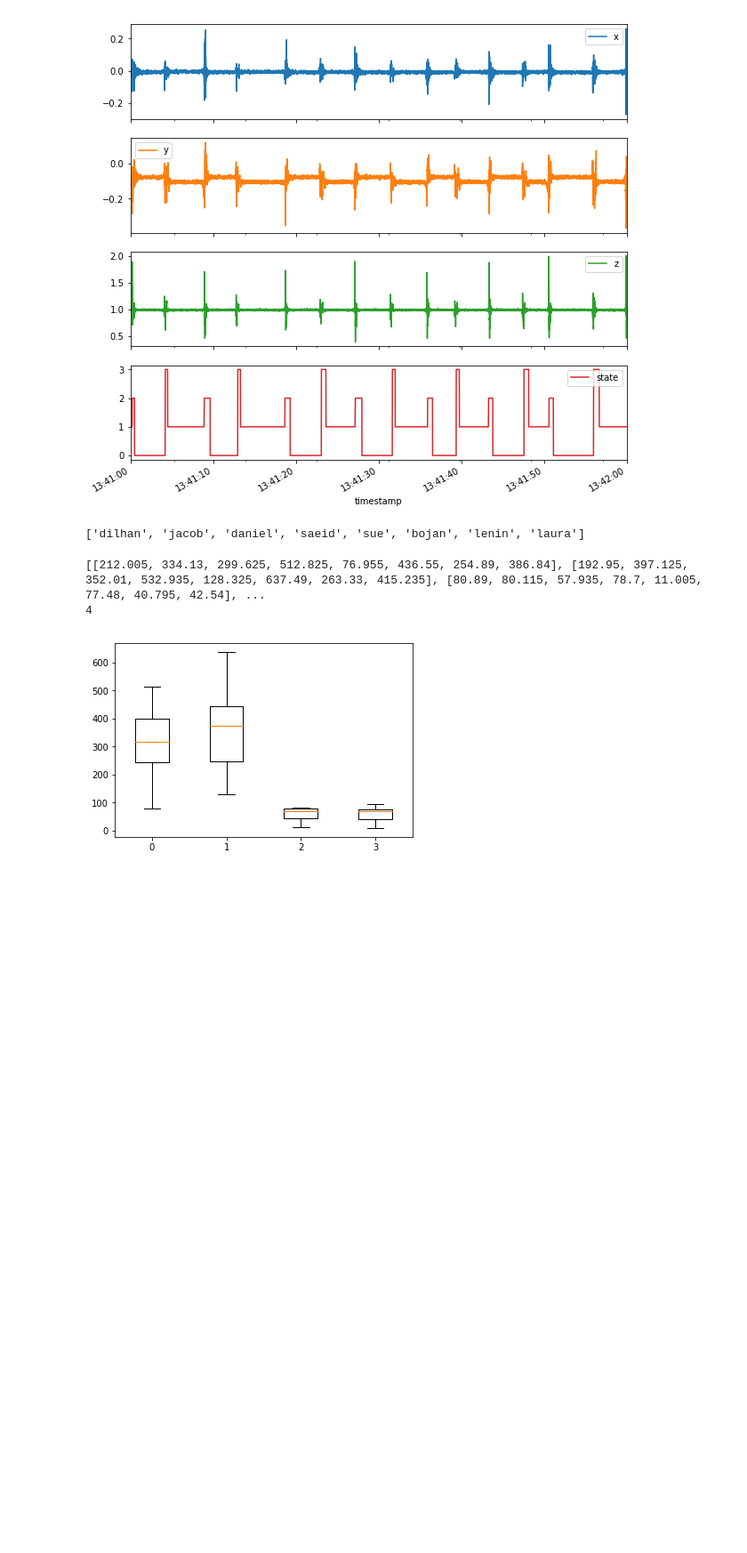
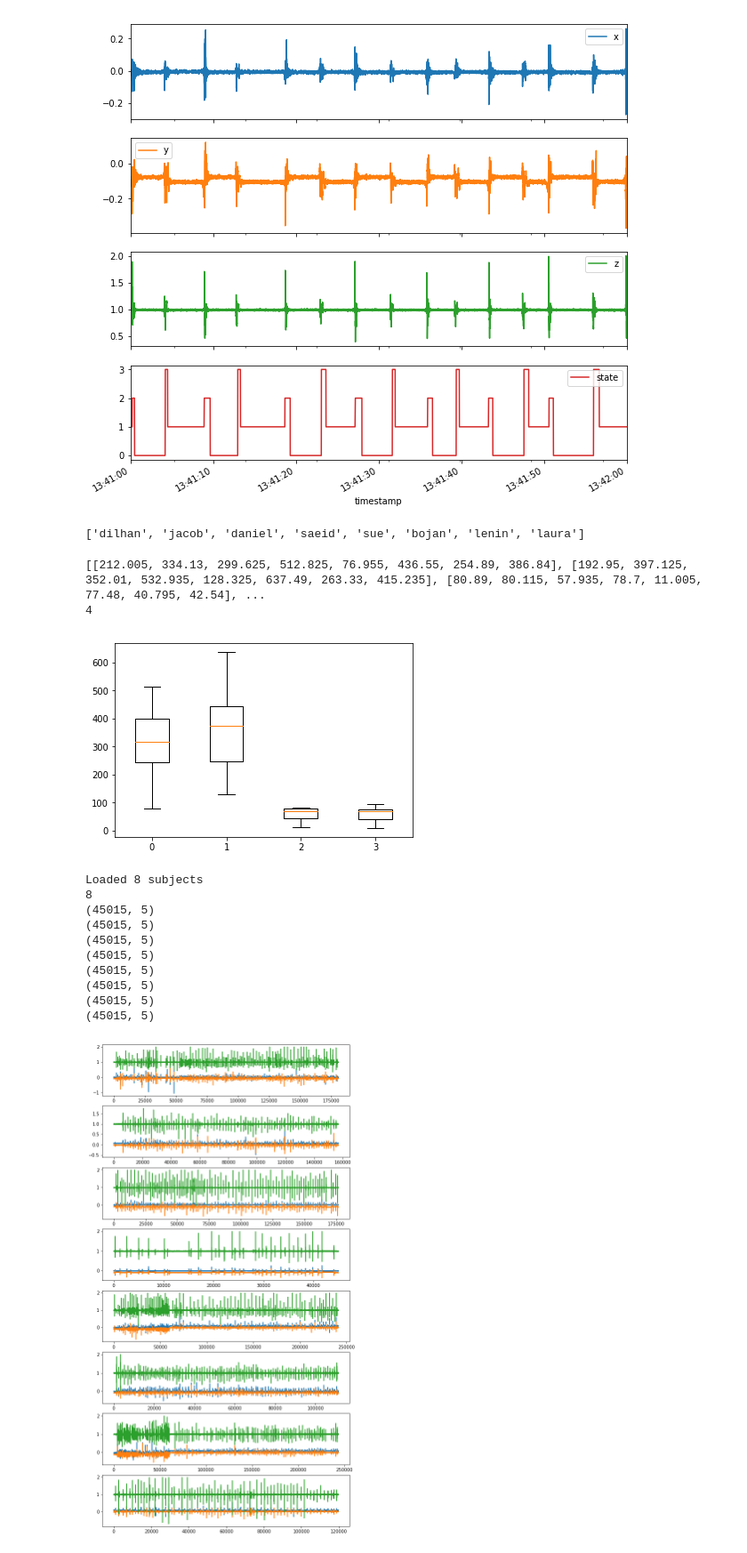
Before and after one commit to suehy/chair_sensor, a Jupyter notebook: ml_project/notebooks/analysis.ipynb, the cells around one changed output. Shown: that part at 89% size. Drawn from its saved outputs; the diff is of its cells as text; code cells hidden in the pictures; blank space fills up the shorter version.

Commit message:
Added function plotting traces for each subject

```diff
--- a/ml_project/notebooks/analysis.ipynb
+++ b/ml_project/notebooks/analysis.ipynb
@@ -61,35 +61,47 @@ plot_durations(grouped, activities)
 # %%
 ## Visualising trace data for each subject. We are interested in:
 ## 1) scale of traces and amplitudes per and across subjects (for normalising data)
 ## 2) patterns in the trace data across subjects (correlation between x, y and z)
 ## 3) a single transitional duration across subjects (for picking window size)
 
-def load_dataset(prefix=''):
-    subjects = list()
-    directory = prefix + 'HAR/'
-    for name in listdir(directory):
-        filename = directory + '/' + name
-        if not filename.endswith('.csv'):
-            continue
-        df = read_csv(filename, header=None)
-        # drop row number
-        values = df.values[:, 1:]
-        subjects.append(values)
-    return subjects
+# def load_dataset(prefix=''):
+#     subjects = list()
+#     directory = prefix + 'HAR/'
+#     for name in listdir(directory):
+#         filename = directory + '/' + name
+#         if not filename.endswith('.csv'):
+#             continue
+#         df = read_csv(filename, header=None)
+#         # drop row number
+#         values = df.values[:, 1:]
+#         subjects.append(values)
+#     return subjects
 
 # plot the x, y, z acceleration for each subject
 def plot_subjects(subjects):
-    pyplot.figure()
+    plt.figure(figsize=(10,20))
     # create a plot for each subject
     for i in range(len(subjects)):
-        pyplot.subplot(len(subjects), 1, i+1)
+        plt.subplot(len(subjects), 1, i+1)
+        names = list(subjects)
         # plot each of x, y and z
-        for j in range(subjects[i].shape[1]-1):
-            pyplot.plot(subjects[i][:,j])
-    pyplot.show()
+        for j in ['x','y','z']:
+            plt.plot(subjects[names[i]][j])
+    plt.show()
 
-# load
-subjects = load_dataset()
-print('Loaded %d subjects' % len(subjects))
+print('Loaded %d subjects' % len(dfs200))
+print(len(dfs200))
 # plot trace data for each subject
-plot_subjects(subjects)
+plot_subjects(dfs200)
+# %% [output]
+Loaded 8 subjects
+8
+(45015, 5)
+(45015, 5)
+(45015, 5)
+(45015, 5)
+(45015, 5)
+(45015, 5)
+(45015, 5)
+(45015, 5)
+[figure, added]
```
Also changed, not shown: parts of 1 cell of this notebook.
